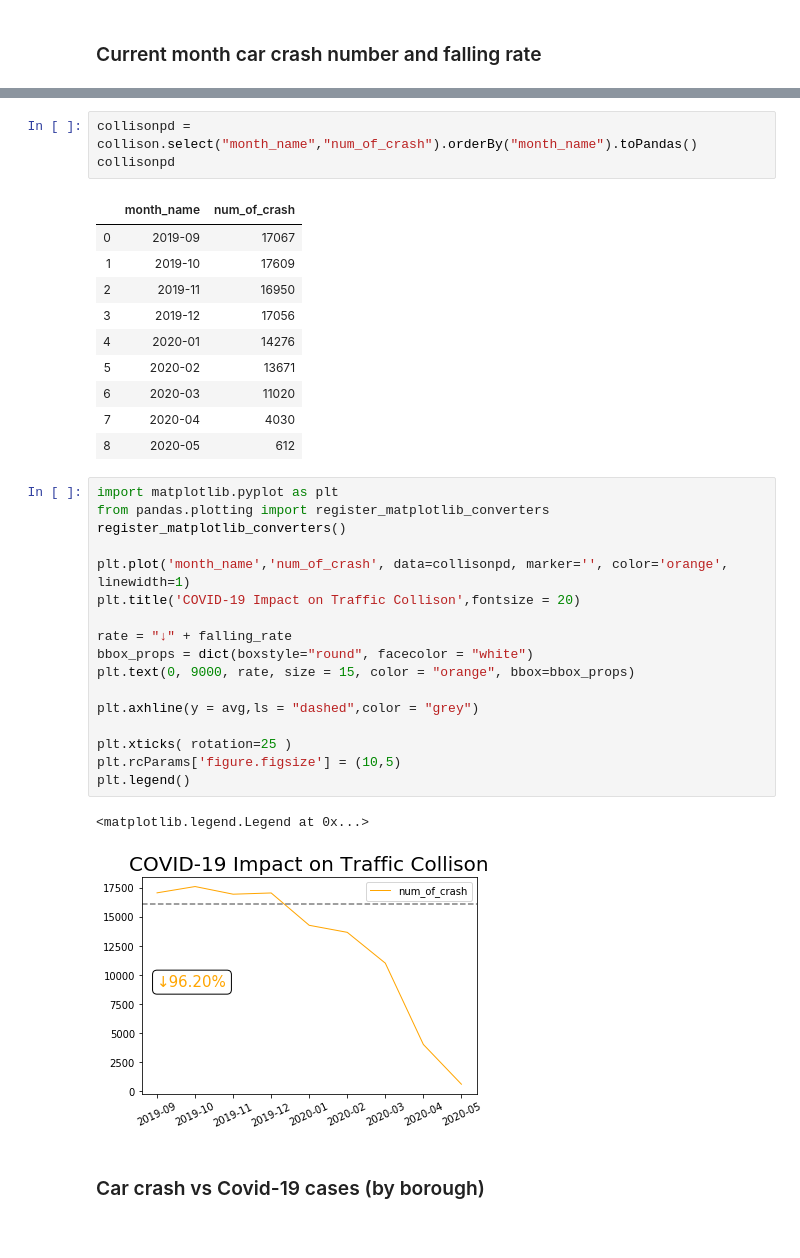
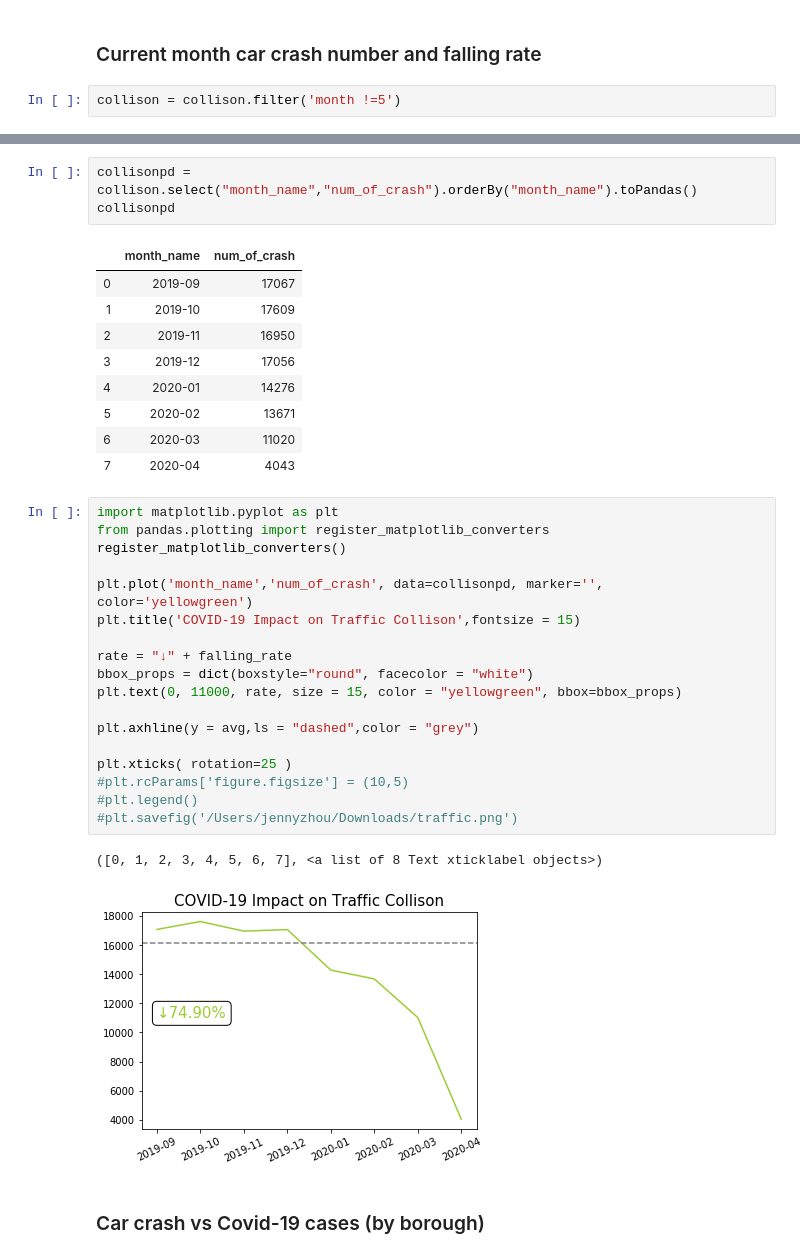
Before and after one commit to ArcZz/Nyc_Cov19_project, a Jupyter notebook: traffic_collison.ipynb, the cells around one changed output, grey strips where cells are left out. Cells and saved outputs as stored; diff of their text form.

```diff
--- a/traffic_collison.ipynb
+++ b/traffic_collison.ipynb
@@ -65,6 +65,8 @@ print("Average number of car crashes before Covid-19: ", '%.2f' % avg)
 Average number of car crashes before Covid-19:  16104.83
 # %% [markdown]
 ### Current month car crash number and falling rate
+# %%
+collison = collison.filter('month !=5')
 # %%
 collison.createOrReplaceTempView("latestT")
 latest = spark.sql("SELECT num_of_crash FROM latestT WHERE month_name = \
@@ -89,28 +93,28 @@ collisonpd
 | 4 | 2020-01 | 14276 |
 | 5 | 2020-02 | 13671 |
 | 6 | 2020-03 | 11020 |
-| 7 | 2020-04 | 4030 |
-| 8 | 2020-05 | 612 |
+| 7 | 2020-04 | 4043 |
 # %%
 import matplotlib.pyplot as plt
 from pandas.plotting import register_matplotlib_converters
 register_matplotlib_converters()
 
-plt.plot('month_name','num_of_crash', data=collisonpd, marker='', color='orange', linewidth=1)
-plt.title('COVID-19 Impact on Traffic Collison',fontsize = 20)
+plt.plot('month_name','num_of_crash', data=collisonpd, marker='', color='yellowgreen')
+plt.title('COVID-19 Impact on Traffic Collison',fontsize = 15)
 
 rate = "↓" + falling_rate
 bbox_props = dict(boxstyle="round", facecolor = "white")
-plt.text(0, 9000, rate, size = 15, color = "orange", bbox=bbox_props)
+plt.text(0, 11000, rate, size = 15, color = "yellowgreen", bbox=bbox_props)
 
 plt.axhline(y = avg,ls = "dashed",color = "grey")
 
 plt.xticks( rotation=25 )
-plt.rcParams['figure.figsize'] = (10,5)
-plt.legend()
+#plt.rcParams['figure.figsize'] = (10,5)
+#plt.legend()
+#plt.savefig('/Users/jennyzhou/Downloads/traffic.png')
 # %% [output]
-<matplotlib.legend.Legend at 0x...>
+([0, 1, 2, 3, 4, 5, 6, 7], <a list of 8 Text xticklabel objects>)
-[figure, old version]
+[figure, new version]
 # %% [markdown]
 ### Car crash vs Covid-19 cases (by borough)
 # %% [markdown]
```
Also changed, not shown: parts of 17 cells of this notebook, 7 other files.
